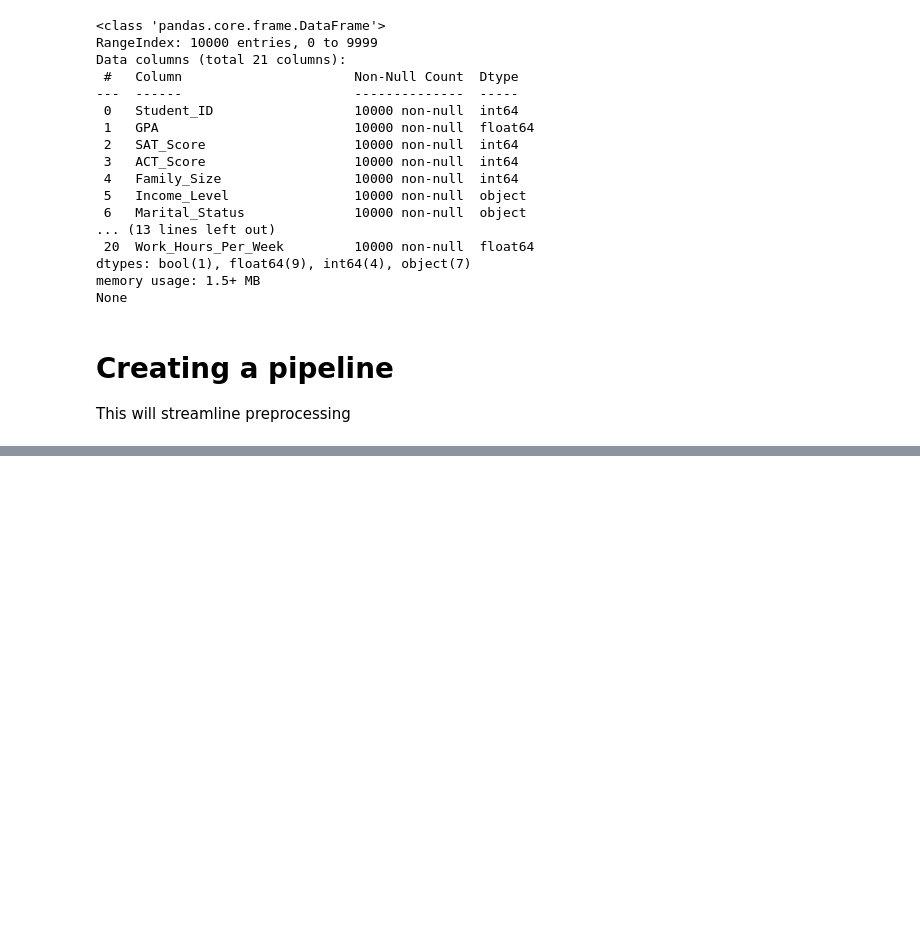
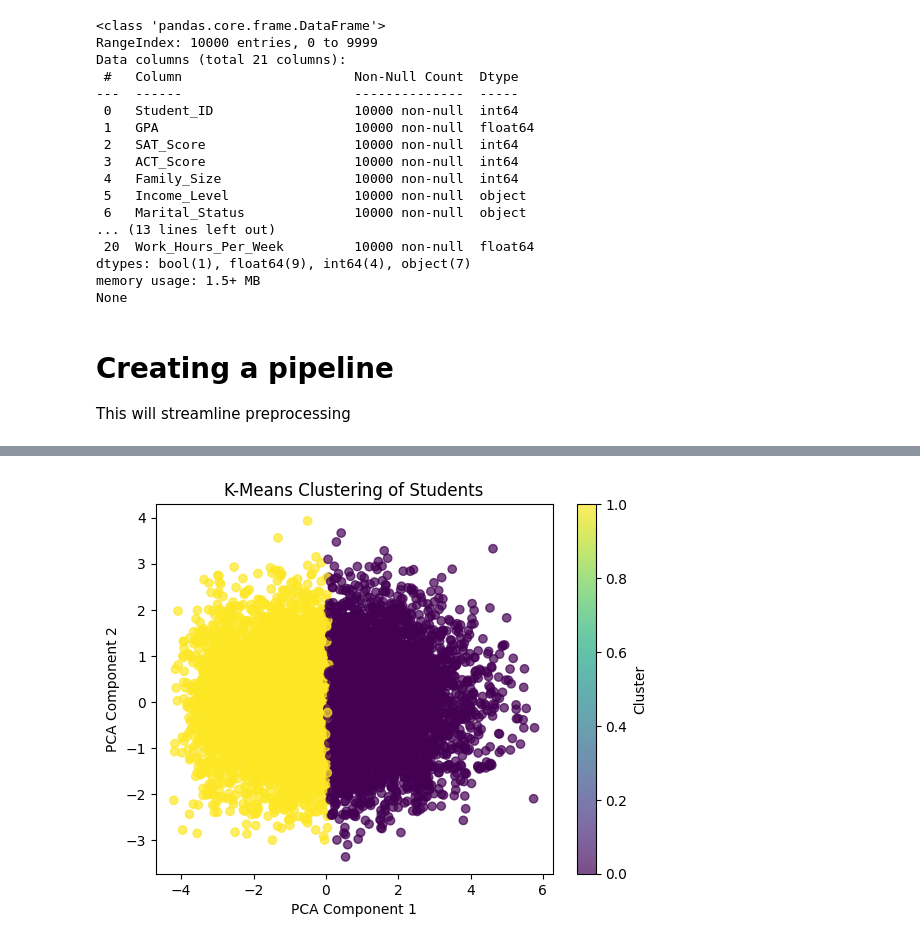
Before and after one commit to kdeguzman101/mis545-teamTBD-ML, a Jupyter notebook: practice.ipynb, the cells around one changed output, grey strips where cells are left out. Saved outputs shown, nothing was run; the diff lists cells and outputs as text; code cells hidden in the pictures; blank space fills up the shorter version.

Commit message:
Continuing to update the notebook. I added kmeans clustering as well as some checks that add a target variable to the dataset.

```diff
--- a/practice.ipynb
+++ b/practice.ipynb
@@ -118,0 +147,61 @@ ValueError: The least populated class in y has only 1 member, which is too few.
+# %%
+import pandas as pd
+from sklearn.cluster import KMeans
+from sklearn.preprocessing import StandardScaler, OneHotEncoder
+from sklearn.decomposition import PCA
+from sklearn.compose import ColumnTransformer
+from sklearn.pipeline import Pipeline
+
+# Load your dataset
+df = pd.read_csv('./student_success_enhanced.csv')  # Replace with your dataset
+
+# Select relevant features for clustering
+features = ['GPA', 'SAT_Score', 'ACT_Score', 'Income_Level', 'Support_Center_Utilization', 'Life_Event', 'Institution_Type',
+            'Study_Hours_Per_Week', 'Campus_Engagement', 'First_Gen_Student', 'Enrollment_Status', 'Distance_From_Home', 'Work_Hours_Per_Week']  # Update with actual feature names
+X = df[features]
+
+# Preprocess data
+# Identify numeric and categorical features
+numeric_features = X.select_dtypes(include=['int64', 'float64']).columns
+categorical_features = X.select_dtypes(include=['object', 'category']).columns
+
+# Preprocessing for numeric and categorical features
+numeric_transformer = StandardScaler()
+categorical_transformer = OneHotEncoder(handle_unknown='ignore')
+
+# Combine preprocessors in a column transformer
+preprocessor = ColumnTransformer(
+    transformers=[
+        ('num', numeric_transformer, numeric_features),
+        ('cat', categorical_transformer, categorical_features)
+    ]
+)
+
+# Define a pipeline
+pipeline = Pipeline([
+    ('preprocessor', preprocessor),
+    ('kmeans', KMeans(n_clusters=2, random_state=42))
+])
+
+# Fit the pipeline
+pipeline.fit(X)
+
+# Add the cluster labels to the original dataframe
+df['cluster'] = pipeline['kmeans'].labels_
+
+# Optional: Reduce dimensionality for easier clustering visualization
+X_transformed = pipeline['preprocessor'].transform(X)
+pca = PCA(n_components=2)
+X_pca = pca.fit_transform(X_transformed)
+
+# Visualize the clusters
+import matplotlib.pyplot as plt
+
+plt.scatter(X_pca[:, 0], X_pca[:, 1], c=df['cluster'], cmap='viridis', alpha=0.7)
+plt.title('K-Means Clustering of Students')
+plt.xlabel('PCA Component 1')
+plt.ylabel('PCA Component 2')
+plt.colorbar(label='Cluster')
+plt.show()
+# %% [output]
+[figure, added]
```
Also changed, not shown: parts of 6 cells of this notebook.
